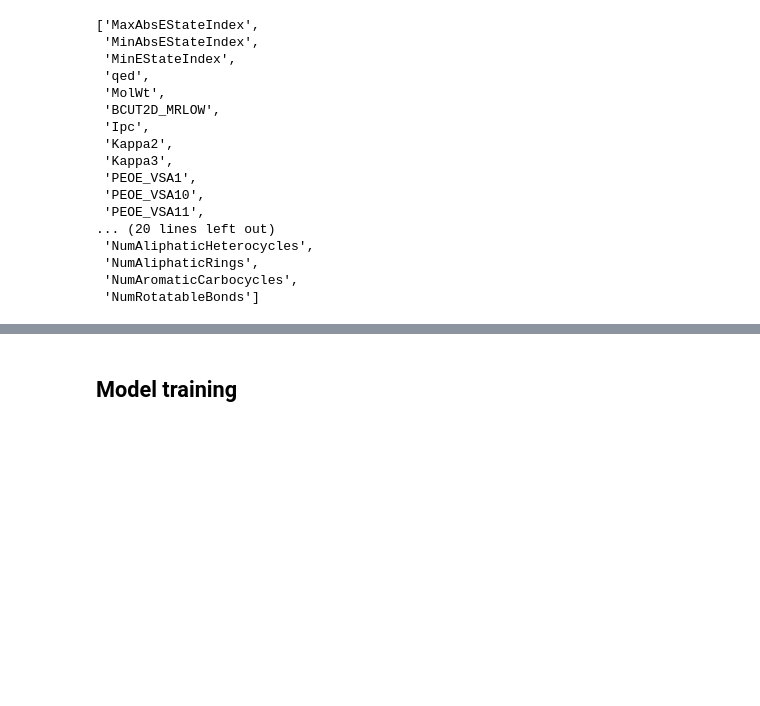
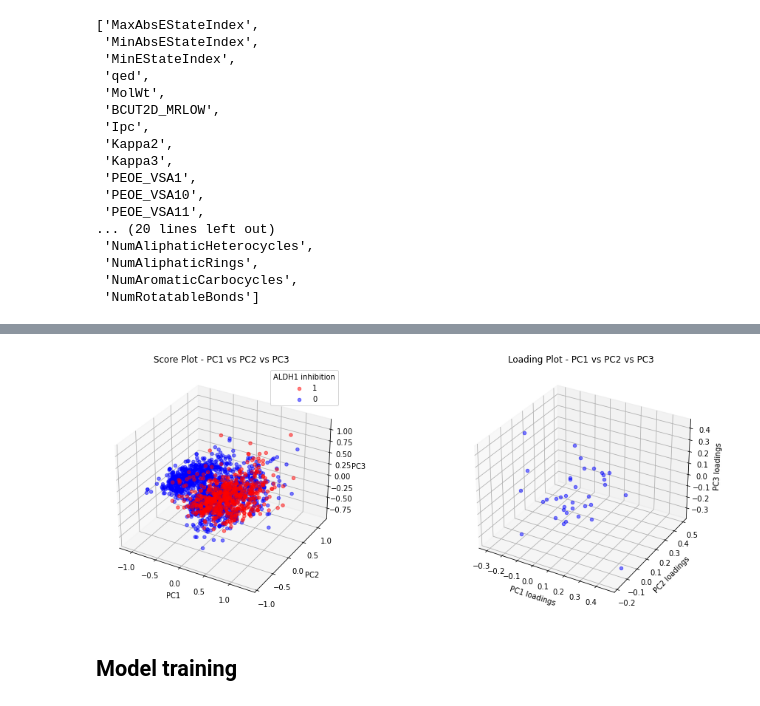
Before and after one commit to MartinoCappuccino/ePharmaAnalytics, a Jupyter notebook: GroupAssignment/Group_assignment_notebook.ipynb, the cells around one changed output, grey strips where cells are left out. Saved outputs shown, nothing was run; the diff lists cells and outputs as text; code cells hidden in the pictures; blank space fills up the shorter version.

```diff
--- a/GroupAssignment/Group_assignment_notebook.ipynb
+++ b/GroupAssignment/Group_assignment_notebook.ipynb
@@ -130,5 +132,7 @@ literature_descriptors
 # %%
-#analysis.plot_loadings(descriptors[literature_descriptors], labels, num_components_literature)
+analysis.plot_loadings(descriptors[literature_descriptors], labels, num_components_literature)
+# %% [output]
+[figure, added]
 # %% [markdown]
 ## Model training
 # %%
```
Also changed, not shown: parts of 12 cells of this notebook.
